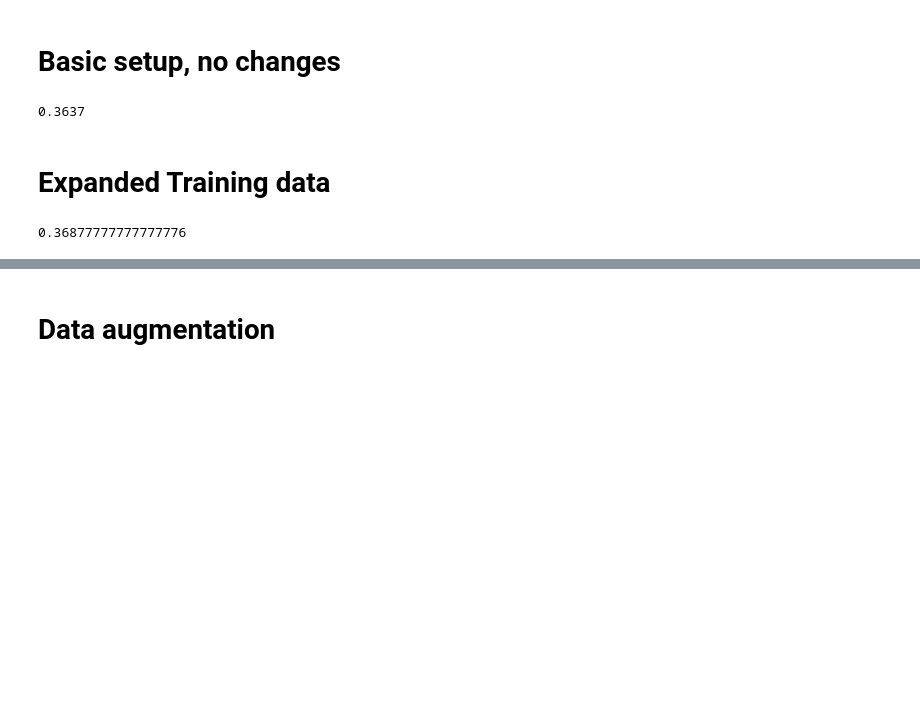
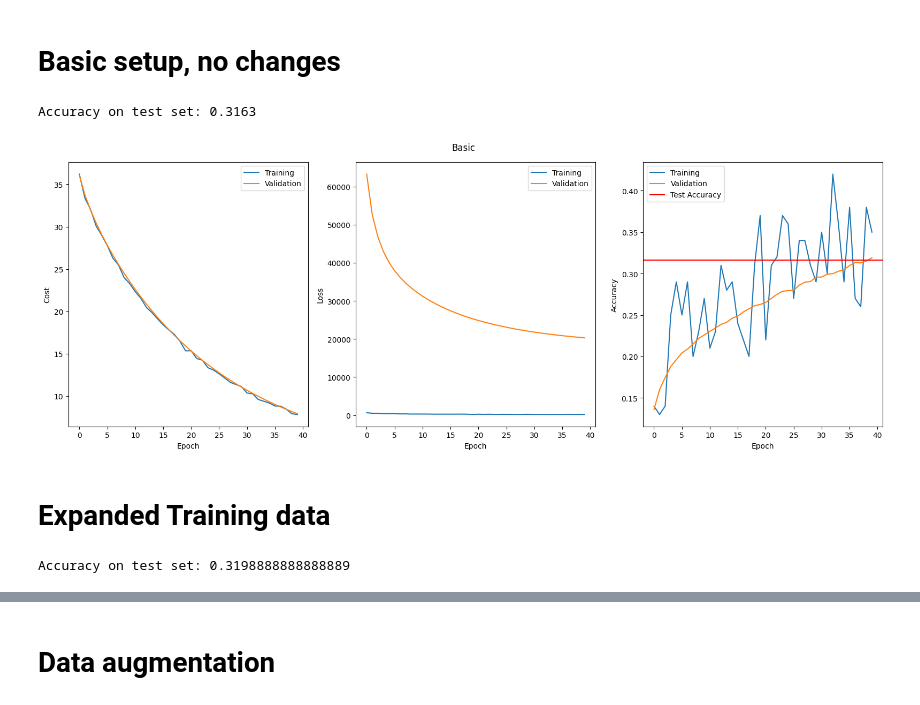
Before and after one commit to Lussebullen/dd2424, a Jupyter notebook: assignment1/Bonus/notebook.ipynb, the cells around one changed output, grey strips where cells are left out. Drawn from its saved outputs; the diff is of its cells as text; code cells hidden in the pictures; blank space fills up the shorter version.

```diff
--- a/assignment1/Bonus/notebook.ipynb
+++ b/assignment1/Bonus/notebook.ipynb
@@ -341,14 +341,21 @@ def miniBatchGD(train, lmbd=0.1, n_batch=100, eta=0.001, n_epochs=20, val=None,
         return model, costs, loss, accs
 # %% [markdown]
 # Basic setup, no changes
+# %%
+vis = Visualizer()
 # %%
 # Load in train and test data, train model, evaluate test accuracy.
 train, val, test = Data("data_batch_1"), Data("data_batch_2"), Data("test_batch")
-model, costs, loss, accs = miniBatchGD(train, lmbd=1, n_batch=100, eta=0.001, n_epochs=40)
+model, costs, loss, accs = miniBatchGD(train, lmbd=0.1, n_batch=100, eta=0.001, n_epochs=40, val=val)
 model.forward(test)
-model.computeAcc(test)
+test_acc = model.computeAcc(test)
+print("Accuracy on test set:", test_acc)
 # %% [output]
-0.3637
+Accuracy on test set: 0.3163
+# %%
+vis.plotResults("Basic", costs, loss, accs, test_acc)
+# %% [output]
+[figure, added]
 # %% [markdown]
 # Expanded Training data
 # %%
@@ -376,5 +383,6 @@ modelexp, costs, loss, accs = miniBatchGD(train, lmbd=1, n_batch=100, eta=0.001,
 # %%
 modelexp.forward(test)
-modelexp.computeAcc(test)
+test_acc = modelexp.computeAcc(test)
+print("Accuracy on test set:", test_acc)
 # %% [output]
-0.36877777777777776
+Accuracy on test set: 0.3198888888888889
```
Also changed, not shown: parts of 11 cells of this notebook.
